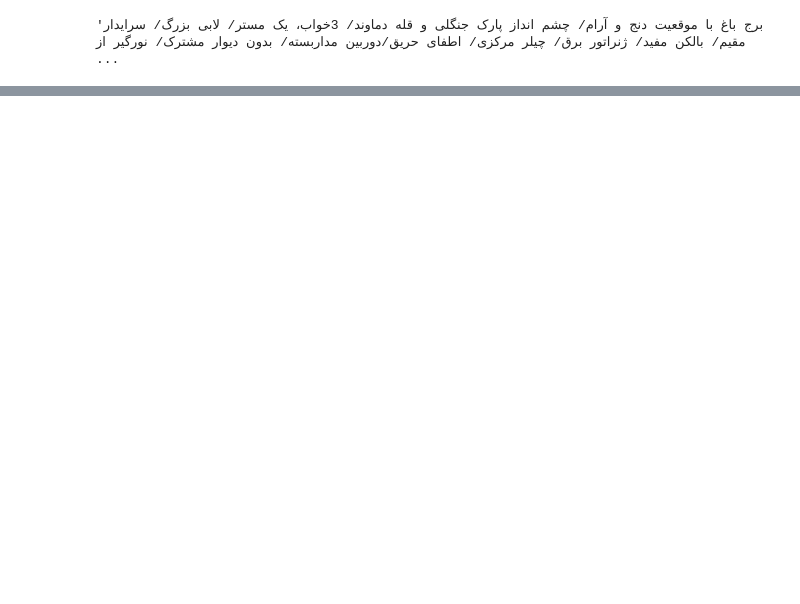
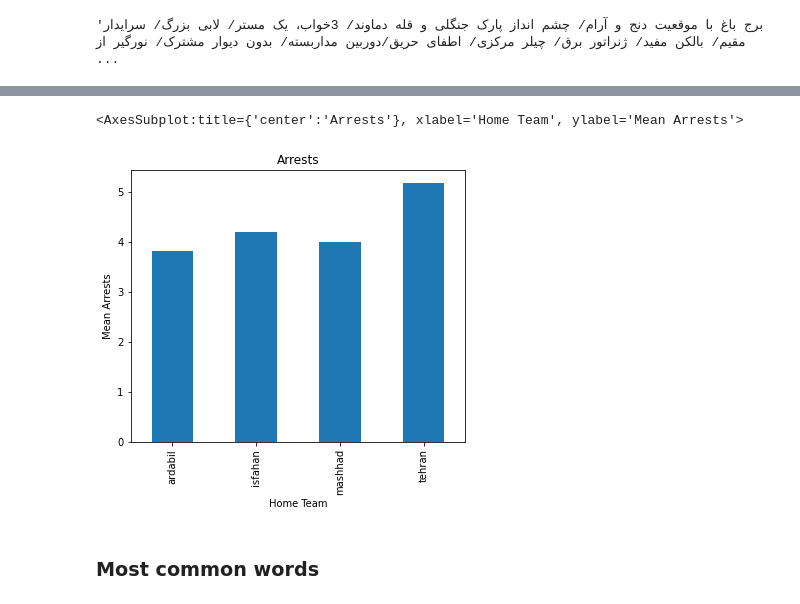
Before and after one commit to arman-aminian/divar-text-exploring, a Jupyter notebook: data exploration.ipynb, the cells around one changed output, grey strips where cells are left out. Drawn from its saved outputs; the diff is of its cells as text; code cells hidden in the pictures; blank space fills up the shorter version.

```diff
--- a/data exploration.ipynb
+++ b/data exploration.ipynb
@@ -130,0 +275,17 @@ posts.Description[1]
+# %%
+sentence_tokenizer = SentenceTokenizer()
+# %%
+# calculate number of words per description
+posts['n_sentences'] = posts.Description.apply(
+    lambda desc: len(sentence_tokenizer.tokenize(desc))
+)
+# %%
+n_sentences_per_city = posts.groupby(['city'])['n_sentences'].mean()
+# %%
+n_sentences_per_city.plot(kind='bar', title='Arrests', ylabel='Mean Arrests',
+                          xlabel='Home Team', figsize=(6, 5))
+# %% [output]
+<AxesSubplot:title={'center':'Arrests'}, xlabel='Home Team', ylabel='Mean Arrests'>
+[figure, added]
+# %% [markdown]
+### Most common words
```
Also changed, not shown: parts of 29 cells of this notebook.
